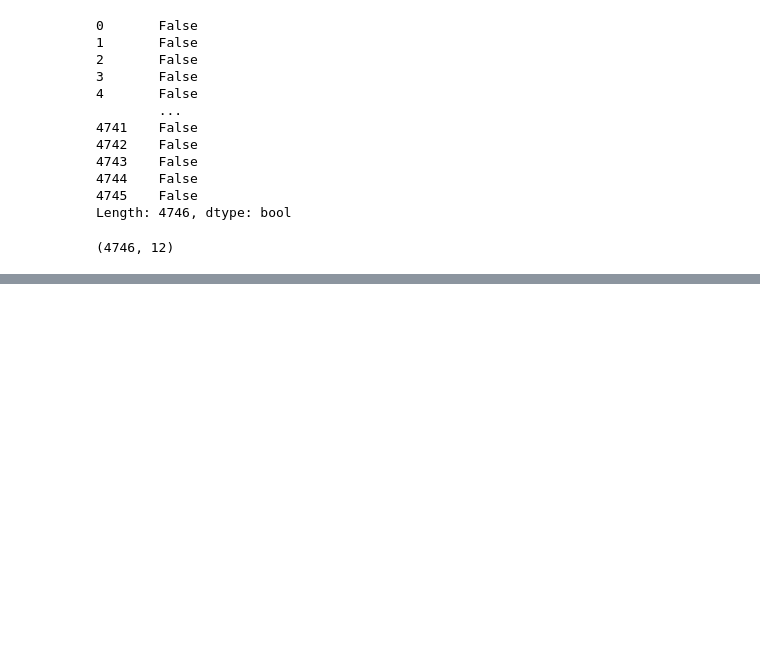
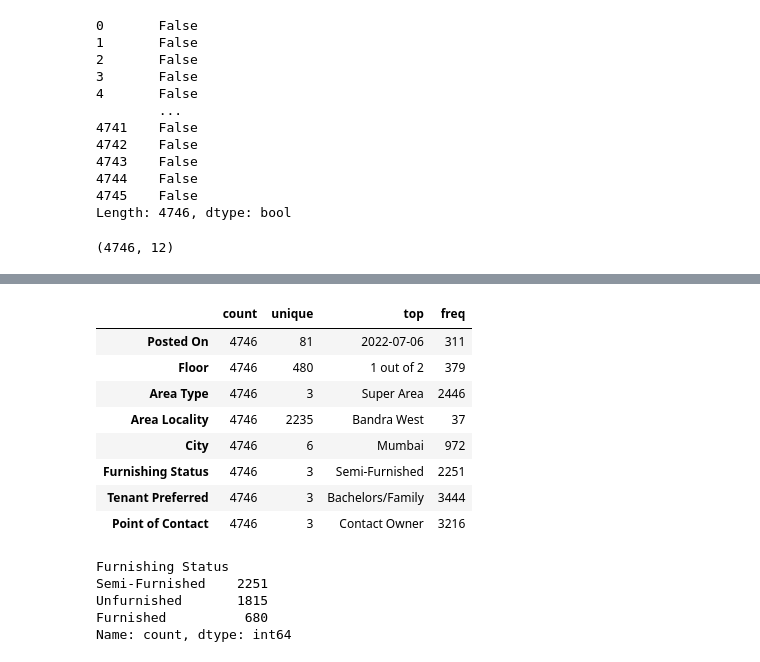
Before and after one commit to DenzAviator/HouseRentPrediction, a Jupyter notebook: notebooks/EDA.ipynb, the cells around one changed output, grey strips where cells are left out. Drawn from its saved outputs; the diff is of its cells as text; code cells hidden in the pictures; blank space fills up the shorter version.

```diff
--- a/notebooks/EDA.ipynb
+++ b/notebooks/EDA.ipynb
@@ -146,0 +232,20 @@ df.shape
+# %%
+df[categorical_values].describe().T
+# %% [output]
+|  | count | unique | top | freq |
+| Posted On | 4746 | 81 | 2022-07-06 | 311 |
+| Floor | 4746 | 480 | 1 out of 2 | 379 |
+| Area Type | 4746 | 3 | Super Area | 2446 |
+| Area Locality | 4746 | 2235 | Bandra West | 37 |
+| City | 4746 | 6 | Mumbai | 972 |
+| Furnishing Status | 4746 | 3 | Semi-Furnished | 2251 |
+| Tenant Preferred | 4746 | 3 | Bachelors/Family | 3444 |
+| Point of Contact | 4746 | 3 | Contact Owner | 3216 |
+# %%
+df[categorical_values]["Furnishing Status"].value_counts()
+# %% [output]
+Furnishing Status
+Semi-Furnished    2251
+Unfurnished       1815
+Furnished          680
+Name: count, dtype: int64
```
Also changed, not shown: parts of 11 cells of this notebook.
